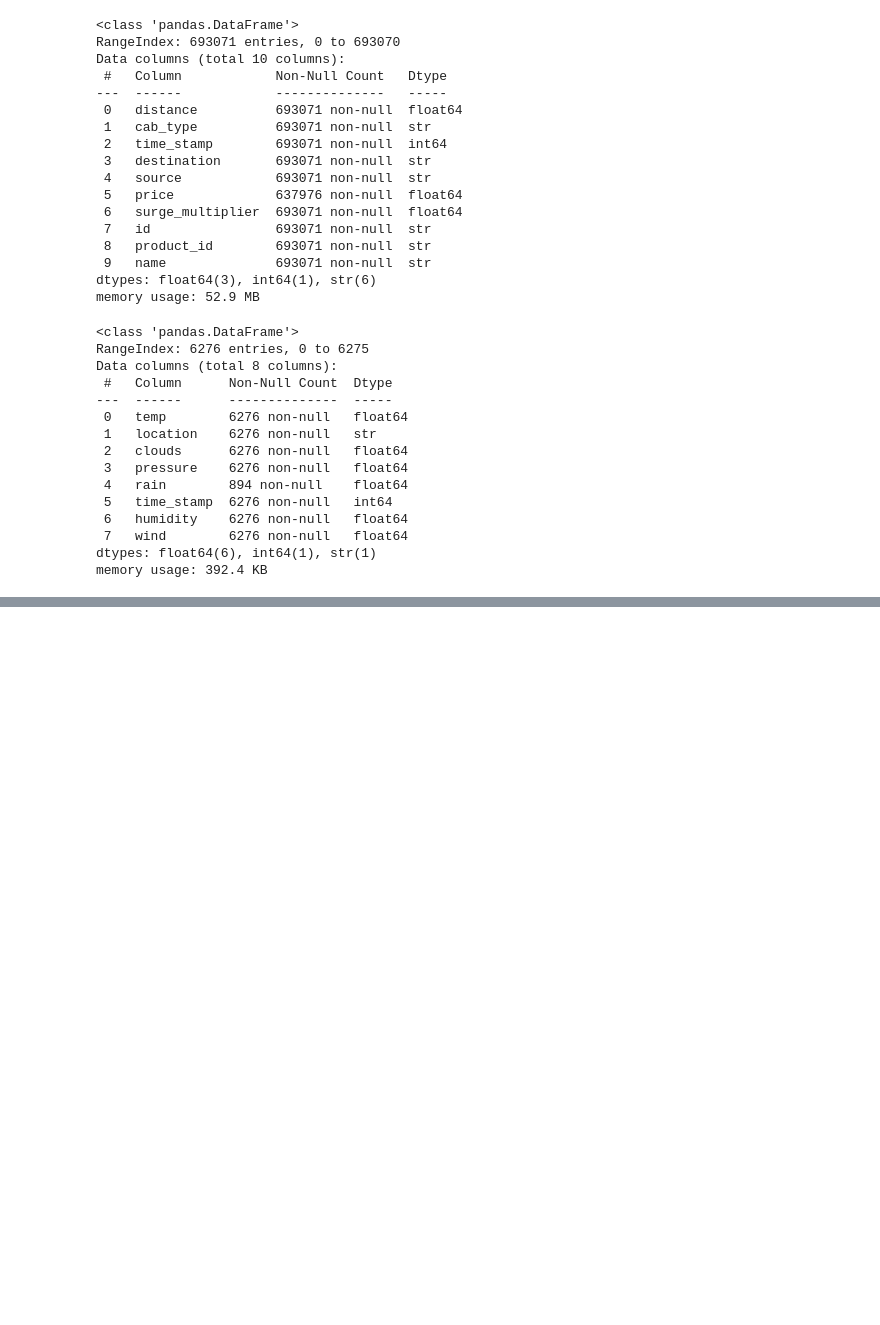
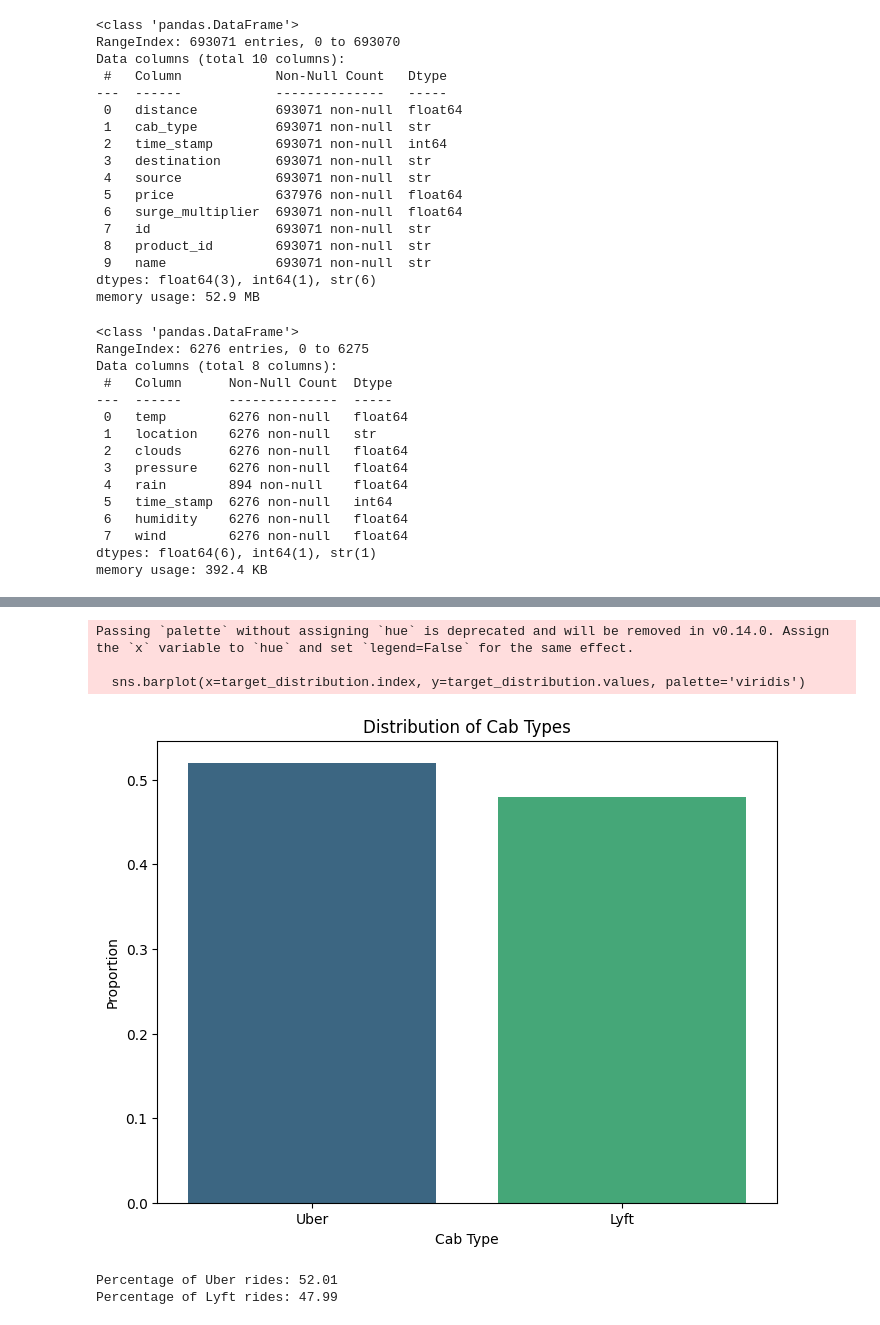
Before and after one commit to sachinkavindaa/ML_uber_lyft_project, a Jupyter notebook: notebooks/code1.ipynb, the cells around one changed output, grey strips where cells are left out. Drawn from its saved outputs; the diff is of its cells as text; code cells hidden in the pictures; blank space fills up the shorter version.

```diff
--- a/notebooks/code1.ipynb
+++ b/notebooks/code1.ipynb
@@ -62,0 +80,3 @@ memory usage: 392.4 KB
+# %%
+df1['loc_date_hr'] = df1['source'].astype(str) + " - " + df1['date_time'].dt.date.astype(str) + " - " + df1['date_time'].dt.hour.astype(str)
+df2['loc_date_hr'] = df2['location'].astype(str) + " - " + df2['date_time'].dt.date.astype(str) + " - " + df2['date_time'].dt.hour.astype(str)
@@ -62,0 +197,22 @@ memory usage: 392.4 KB
+# %%
+# Check the distribution of the target variable
+target_distribution = merged_df['cab_type'].value_counts(normalize=True)
+
+# Plot the distribution
+plt.figure(figsize=(8, 6))
+sns.barplot(x=target_distribution.index, y=target_distribution.values, palette='viridis')
+plt.title('Distribution of Cab Types')
+plt.xlabel('Cab Type')
+plt.ylabel('Proportion')
+plt.show()
+
+# Print the distribution percentages
+print("Percentage of Uber rides:", round(target_distribution['Uber'] * 100, 2))
+print("Percentage of Lyft rides:", round(target_distribution['Lyft'] * 100, 2))
+# %% [output]
+Passing `palette` without assigning `hue` is deprecated and will be removed in v0.14.0. Assign the `x` variable to `hue` and set `legend=False` for the same effect.
+
+  sns.barplot(x=target_distribution.index, y=target_distribution.values, palette='viridis')
+[figure, added]
+Percentage of Uber rides: 52.01
+Percentage of Lyft rides: 47.99
```
Also changed, not shown: parts of 39 cells of this notebook.
